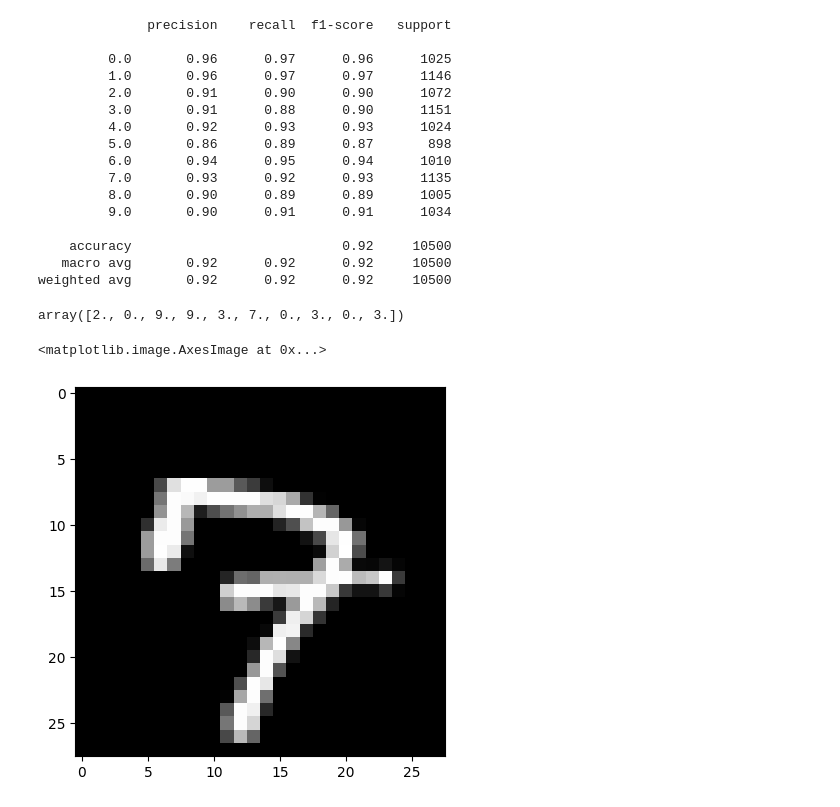
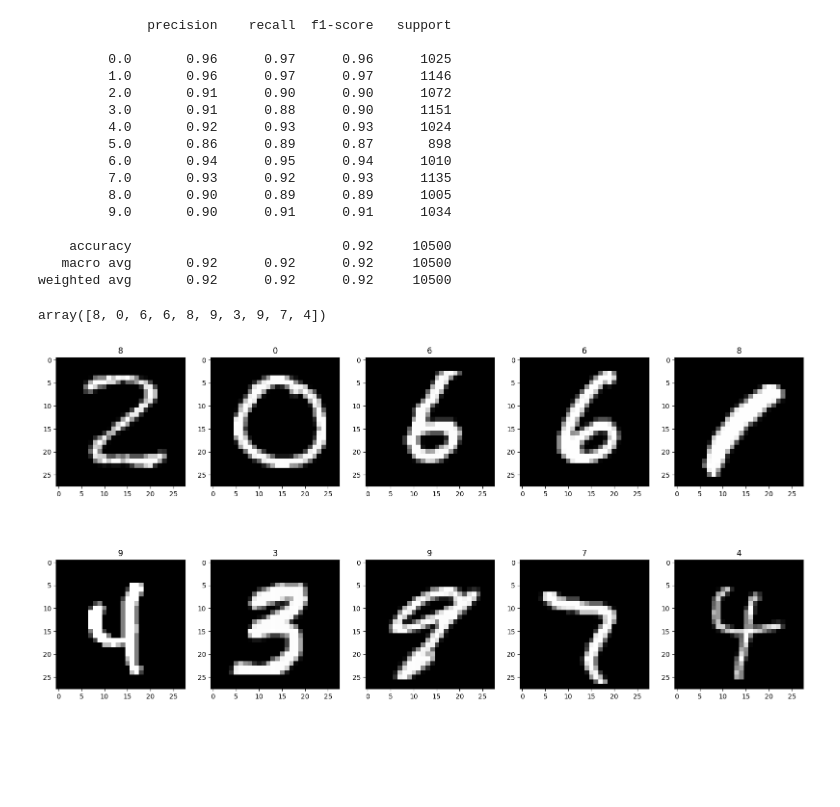
Before and after one commit to AlexBorealis/netology_cvml_hw, a Jupyter notebook: kozlov_cvml_hw_1.ipynb, the cells around one changed output. Saved outputs shown, nothing was run; the diff lists cells and outputs as text; code cells hidden in the pictures; blank space fills up the shorter version.

```diff
--- a/kozlov_cvml_hw_1.ipynb
+++ b/kozlov_cvml_hw_1.ipynb
@@ -89,15 +89,18 @@ print(classification_report(y_test, y_pred))
 weighted avg       0.92      0.92      0.92     10500
 # %%
 # Creation prediction on test data
-y_test_pred = lr.predict(pca.transform(test_img.reshape(test_img.shape[0], -1)))
-y_test_pred[:10]
+y_test_pred = lr.predict(pca.transform(test_img.reshape(test_img.shape[0], -1))).astype(int)
+y_test_pred[90:100]
 # %% [output]
-array([2., 0., 9., 9., 3., 7., 0., 3., 0., 3.])
+array([8, 0, 6, 6, 8, 9, 3, 9, 7, 4])
-# %%
-# Creation test image on test data
-plt.imshow(test_img[5], cmap='gray')
-# %% [output]
-<matplotlib.image.AxesImage at 0x...>
-[figure, removed]
+# %%
+# Creation test image on test data
+fig = plt.figure(figsize=(20, 10))
+for i, img in enumerate(test_img[90:100], 1):
+    subplot = fig.add_subplot(2, 5, i)
+    plt.imshow(img, cmap='gray');
+    subplot.set_title('%s' % y_test_pred[i + 90 - 1])
+# %% [output]
+[figure, added]
 # %%
 # Writing results of prediction
```
Also changed, not shown: parts of 1 cell of this notebook.
